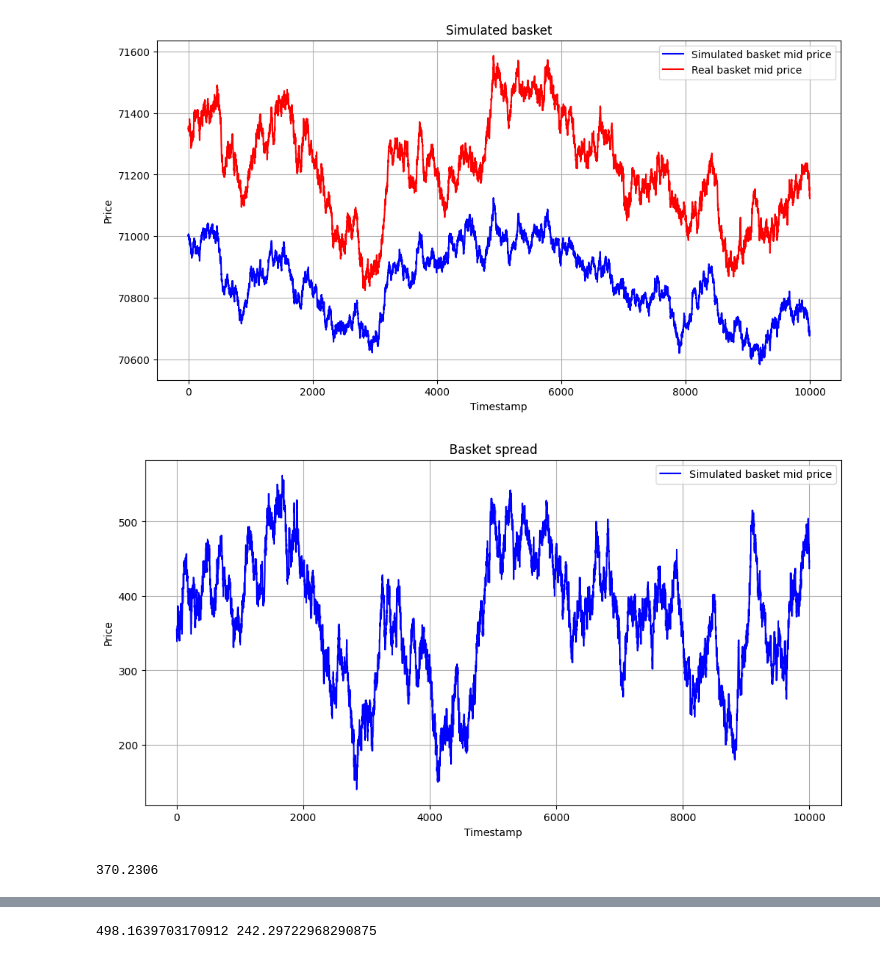
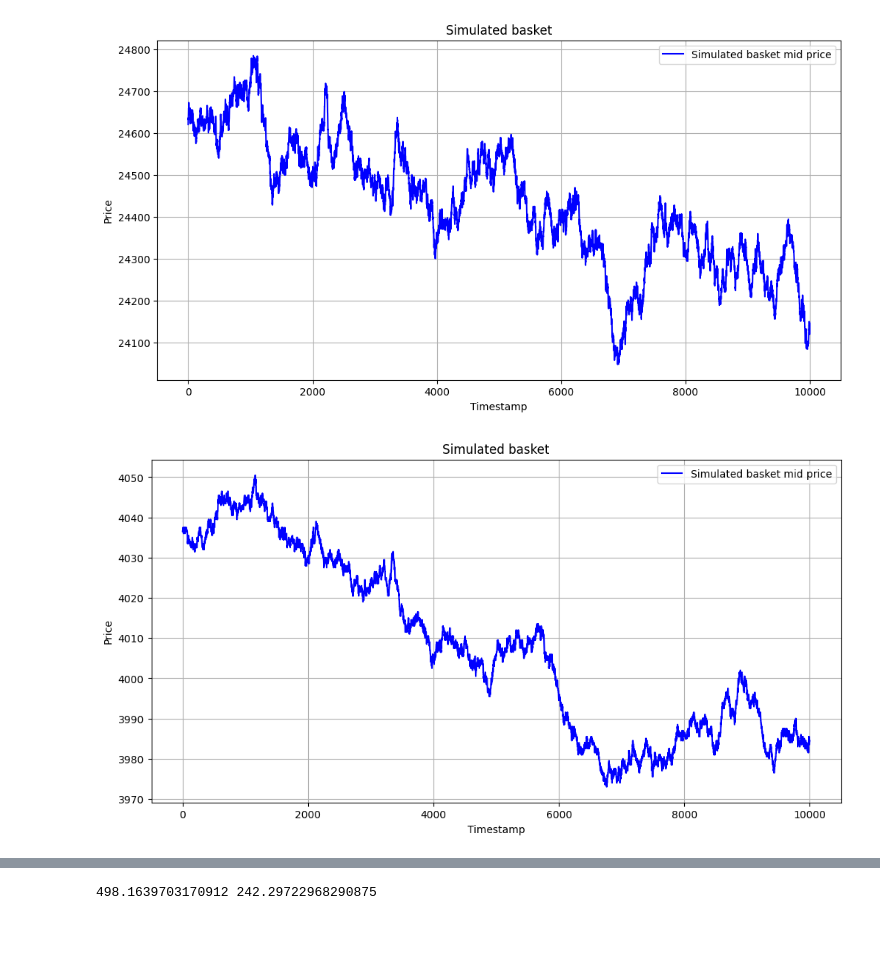
Before and after one commit to levladiator/Prosperity, a Jupyter notebook: src/csvAnalyzer.ipynb, the cells around one changed output, grey strips where cells are left out. Cells and saved outputs as stored; diff of their text form; code cells hidden in the pictures; blank space fills up the shorter version.

Commit message:
All products round 3

```diff
--- a/src/csvAnalyzer.ipynb
+++ b/src/csvAnalyzer.ipynb
@@ -5,7 +5,7 @@ import matplotlib.pyplot as plt
 
 from scipy import stats
 # %%
-csv_file_path = "./data/round_3/prices_round_3_day_0.csv"
+csv_file_path = "./data/round_3/prices_round_3_day_2.csv"
 df = pd.read_csv(csv_file_path, sep=';')
 
 products = np.unique(df['product'])
@@ -15,43 +15,41 @@ stat = 'mid_price'
 
 for prod in products:
     data[prod] = df[df['product'] == prod]
 
 plt.figure(figsize=(12, 6))
-# plt.plot(data["GIFT_BASKET"][stat].values - (6 * data["STRAWBERRIES"][stat].values + 4 * data["CHOCOLATE"][stat].values + data["ROSES"][stat].values),
-#          marker='', linestyle='-', color='b', label="Simulated basket mid price")
-plt.plot(6 * data["STRAWBERRIES"][stat].values + 4 * data["CHOCOLATE"][stat].values + data["ROSES"][stat].values,
+plt.plot((data["GIFT_BASKET"][stat].values - (1 * data["ROSES"][stat].values + 4 * data["CHOCOLATE"][stat].values)),
          marker='', linestyle='-', color='b', label="Simulated basket mid price")
-plt.plot(data["GIFT_BASKET"][stat].values,
-         marker='', linestyle='-', color='r', label="Real basket mid price")
+# plt.plot((data["GIFT_BASKET"][stat].values),
+#          marker='', linestyle='-', color='b', label="Real basket mid price")
+# plt.plot(6 * data["STRAWBERRIES"][stat].values + 4 * data["CHOCOLATE"][stat].values + data["ROSES"][stat].values,
+#          marker='', linestyle='-', color='r', label="Simulated basket mid price")
+# plt.plot((data["GIFT_BASKET"]["bid_price_1"].values - data["GIFT_BASKET"]["ask_price_1"].values)[100:200],
+#          marker='', linestyle='-', color='b', label="Real basket bid price")
 plt.title("Simulated basket")
 plt.xlabel("Timestamp")
 plt.ylabel("Price"),
 plt.legend()
 plt.grid(True)
 plt.show()
 
 plt.figure(figsize=(12, 6))
-plt.plot(data["GIFT_BASKET"][stat].values - (6 * data["STRAWBERRIES"][stat].values + 4 * data["CHOCOLATE"][stat].values + data["ROSES"][stat].values),
-         marker='', linestyle='-', color='b', label="Simulated basket mid price")
-plt.title("Basket spread")
+plt.plot((data["STRAWBERRIES"][stat].values), marker='', linestyle='-', color='b', label="Simulated basket mid price")
+plt.title("Simulated basket")
 plt.xlabel("Timestamp")
 plt.ylabel("Price"),
 plt.legend()
 plt.grid(True)
 plt.show()
-
-print(np.mean(data["GIFT_BASKET"][stat].values - (6 * data["STRAWBERRIES"][stat].values + 4 * data["CHOCOLATE"][stat].values + data["ROSES"][stat].values)))
 
 for prod in products:
     plt.figure(figsize=(12, 6))
     plt.plot(data[prod][stat].values, marker='', linestyle='-', color='b', label="Mid price")
     plt.title(prod)
     plt.xlabel("Timestamp")
     plt.ylabel("Price"),
     plt.legend()
     plt.grid(True)
     plt.show()
 # %% [output]
-[figure, old version]
+[figure, new version]
-[figure, old version]
+[figure, new version]
-370.2306
```
Also changed, not shown: parts of 1 cell of this notebook, 1 other file.
